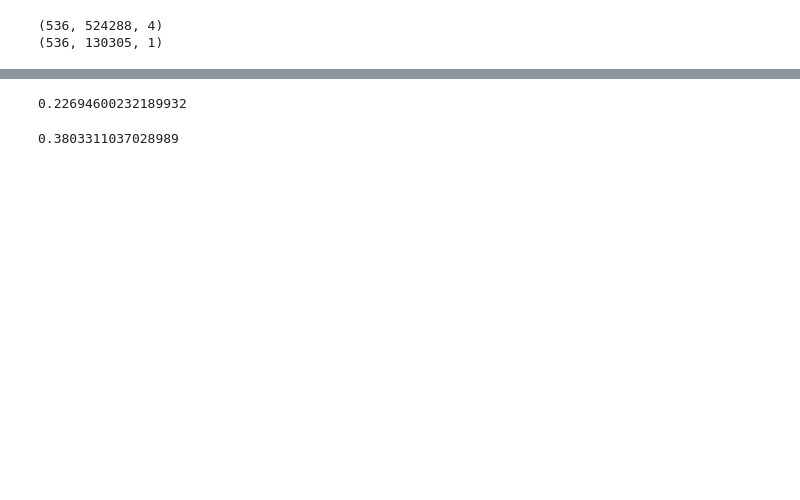
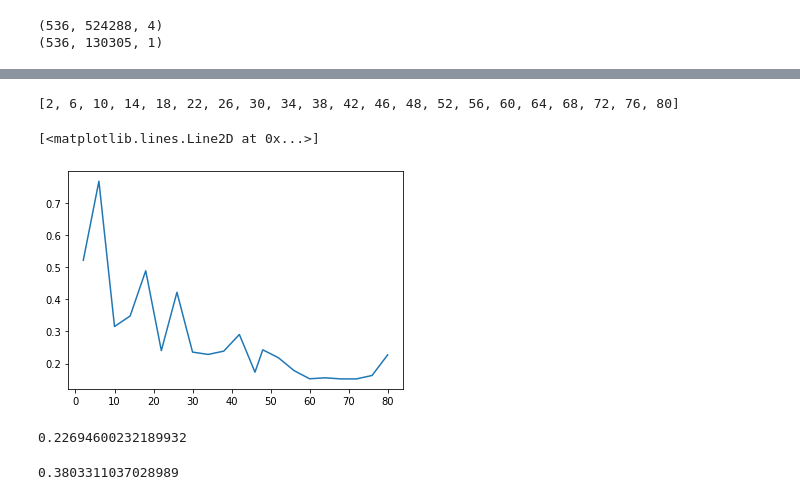
Before and after one commit to NeilAlishev/HiCPredictor, a Jupyter notebook: DeepHiCResearch.ipynb, the cells around one changed output, grey strips where cells are left out. Drawn from its saved outputs; the diff is of its cells as text; code cells hidden in the pictures; blank space fills up the shorter version.

Commit message:
analyze new model checkpoints

```diff
--- a/DeepHiCResearch.ipynb
+++ b/DeepHiCResearch.ipynb
@@ -1033,5 +1035,5 @@ model = tf.keras.Model(inputs=sequence, outputs=current)
 # %%
-model.load_weights("./weights/model_advanced_weights_1.h5")
+model_old.load_weights("./weights/model_advanced_weights_1.h5")
 # %%
 # Try to predict on the test set
 # %%
@@ -1468,0 +1454,20 @@ plot_hic(from_upper_triu(test_y[130].reshape(1, 130305, 1)))
+# %%
+x = []
+y = []
+
+for filename in sorted(os.listdir("./weights/v2"), key=lambda filename: int(re.findall(r'\d+', filename)[0])):
+    num_of_epochs = int(re.findall(r'\d+', filename)[0])
+    x.append(num_of_epochs)
+
+    model.load_weights(f"./weights/v2/{filename}")
+
+    y.append(rmse(model, test_x, test_y))
+# %%
+print(x)
+# %% [output]
+[2, 6, 10, 14, 18, 22, 26, 30, 34, 38, 42, 46, 48, 52, 56, 60, 64, 68, 72, 76, 80]
+# %%
+plt.plot(x, y)
+# %% [output]
+[<matplotlib.lines.Line2D at 0x...>]
+[figure, added]
```
Also changed, not shown: parts of 19 cells of this notebook, 1 other file.
